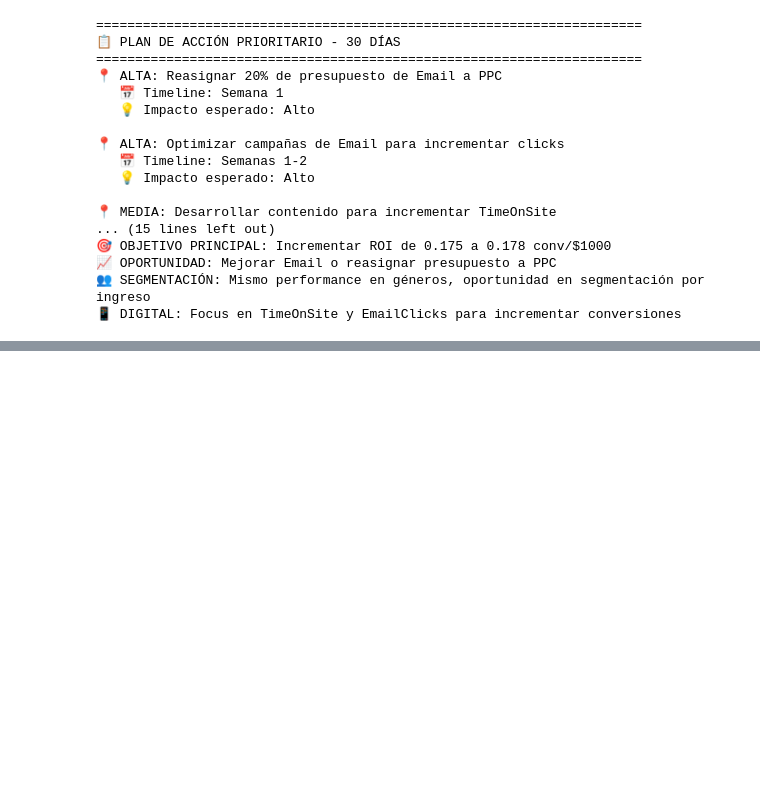
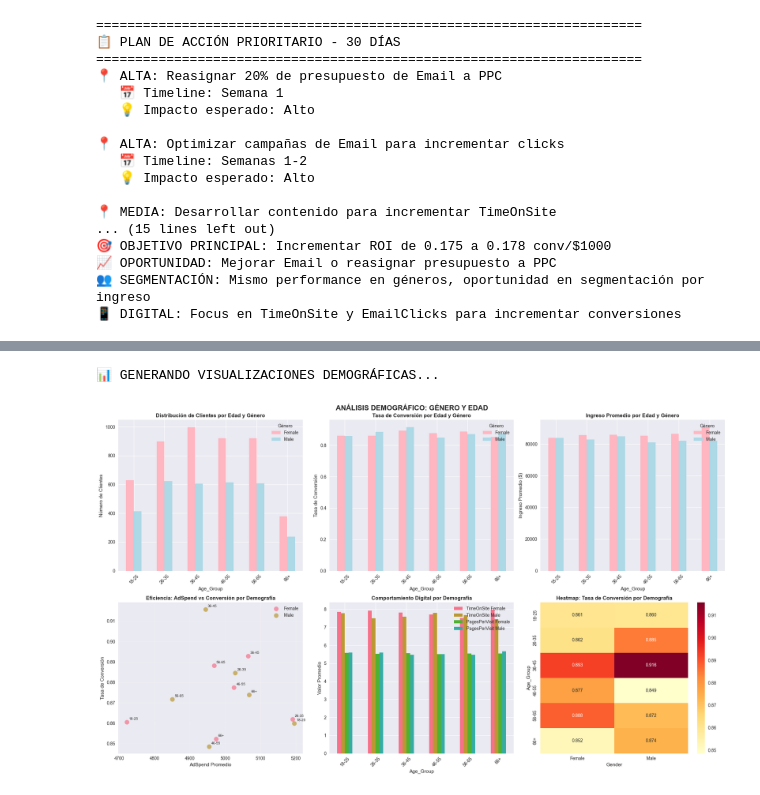
Before and after one commit to lucanvieira/Proyectos, a Jupyter notebook: MARKETING/Scripts/Analisis 10-10-2025.ipynb, the cells around one changed output, grey strips where cells are left out. Cells and saved outputs as stored; diff of their text form; code cells hidden in the pictures; blank space fills up the shorter version.

```diff
--- a/MARKETING/Scripts/Analisis 10-10-2025.ipynb
+++ b/MARKETING/Scripts/Analisis 10-10-2025.ipynb
@@ -447,0 +897,70 @@ print(f"📱 DIGITAL: Focus en TimeOnSite y EmailClicks para incrementar convers
+# %%
+print("\n📊 GENERANDO VISUALIZACIONES DEMOGRÁFICAS...")
+
+# Configurar el estilo
+plt.style.use('seaborn-v0_8')
+sns.set_palette("husl")
+
+# Crear visualizaciones
+fig, axes = plt.subplots(2, 3, figsize=(20, 12))
+fig.suptitle('ANÁLISIS DEMOGRÁFICO: GÉNERO Y EDAD', fontsize=16, fontweight='bold')
+
+# Gráfico 1: Distribución por Edad y Género
+age_gender_dist = pd.crosstab(df_clean['Age_Group'], df_clean['Gender'])
+age_gender_dist.plot(kind='bar', ax=axes[0,0], color=['lightpink', 'lightblue'])
+axes[0,0].set_title('Distribución de Clientes por Edad y Género', fontweight='bold')
+axes[0,0].set_ylabel('Número de Clientes')
+axes[0,0].tick_params(axis='x', rotation=45)
+axes[0,0].legend(title='Género')
+
+# Gráfico 2: Tasa de Conversión por Demografía
+conv_by_demo = df_clean.groupby(['Age_Group', 'Gender'])['Conversion'].mean().unstack()
+conv_by_demo.plot(kind='bar', ax=axes[0,1], color=['lightpink', 'lightblue'])
+axes[0,1].set_title('Tasa de Conversión por Edad y Género', fontweight='bold')
+axes[0,1].set_ylabel('Tasa de Conversión')
+axes[0,1].tick_params(axis='x', rotation=45)
+axes[0,1].legend(title='Género')
+
+# Gráfico 3: Ingreso Promedio por Demografía
+income_by_demo = df_clean.groupby(['Age_Group', 'Gender'])['Income'].mean().unstack()
+income_by_demo.plot(kind='bar', ax=axes[0,2], color=['lightpink', 'lightblue'])
+axes[0,2].set_title('Ingreso Promedio por Edad y Género', fontweight='bold')
+axes[0,2].set_ylabel('Ingreso Promedio ($)')
+axes[0,2].tick_params(axis='x', rotation=45)
+axes[0,2].legend(title='Género')
+
+# Gráfico 4: AdSpend vs Conversión por Demografía
+spend_conv_demo = df_clean.groupby(['Age_Group', 'Gender']).agg({'AdSpend': 'mean', 'Conversion': 'mean'}).reset_index()
+for gender in ['Female', 'Male']:
+    data = spend_conv_demo[spend_conv_demo['Gender'] == gender]
+    axes[1,0].scatter(data['AdSpend'], data['Conversion'],
+                     label=gender, s=100, alpha=0.7)
+    for _, row in data.iterrows():
+        axes[1,0].annotate(f"{row['Age_Group']}",
+                          (row['AdSpend'], row['Conversion']),
+                          xytext=(5, 5), textcoords='offset points',
+                          fontsize=8)
+axes[1,0].set_xlabel('AdSpend Promedio')
+axes[1,0].set_ylabel('Tasa de Conversión')
+axes[1,0].set_title('Eficiencia: AdSpend vs Conversión por Demografía', fontweight='bold')
+axes[1,0].legend()
+axes[1,0].grid(True, alpha=0.3)
+
+# Gráfico 5: Comportamiento Digital por Demografía
+digital_metrics = df_clean.groupby(['Age_Group', 'Gender'])[['TimeOnSite', 'PagesPerVisit']].mean().unstack()
+digital_metrics.plot(kind='bar', ax=axes[1,1])
+axes[1,1].set_title('Comportamiento Digital por Demografía', fontweight='bold')
+axes[1,1].set_ylabel('Valor Promedio')
+axes[1,1].tick_params(axis='x', rotation=45)
+axes[1,1].legend(['TimeOnSite Female', 'TimeOnSite Male', 'PagesPerVisit Female', 'PagesPerVisit Male'])
+
+# Gráfico 6: Heatmap de Conversión por Demografía
+pivot_conv = df_clean.groupby(['Age_Group', 'Gender'])['Conversion'].mean().unstack()
+sns.heatmap(pivot_conv, annot=True, fmt='.3f', cmap='YlOrRd', ax=axes[1,2])
+axes[1,2].set_title('Heatmap: Tasa de Conversión por Demografía', fontweight='bold')
+
+plt.tight_layout()
+plt.show()
+# %% [output]
+📊 GENERANDO VISUALIZACIONES DEMOGRÁFICAS...
+[figure, added]
```
Also changed, not shown: parts of 19 cells of this notebook.
